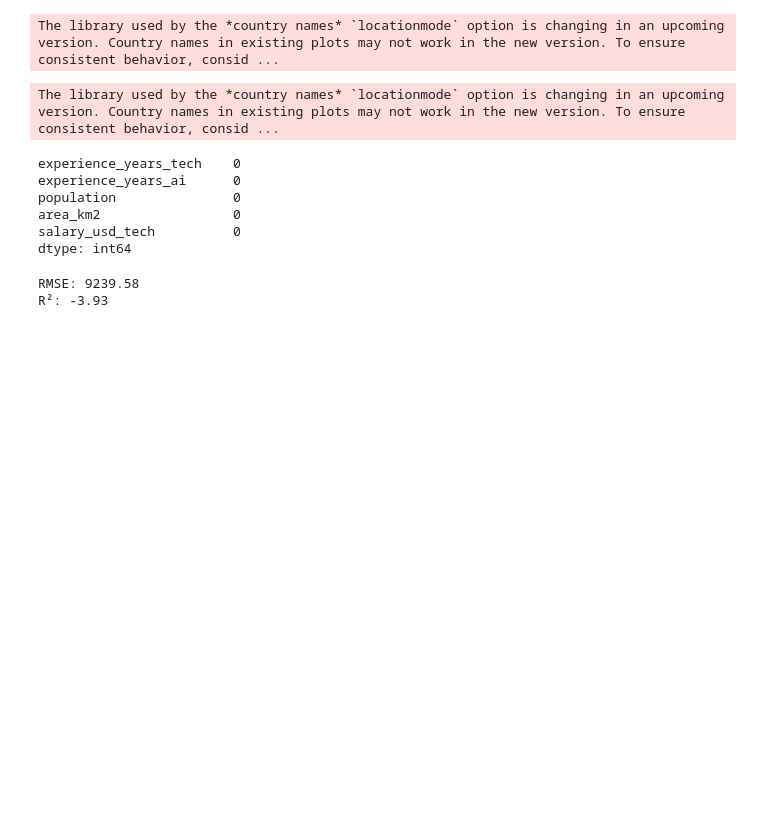
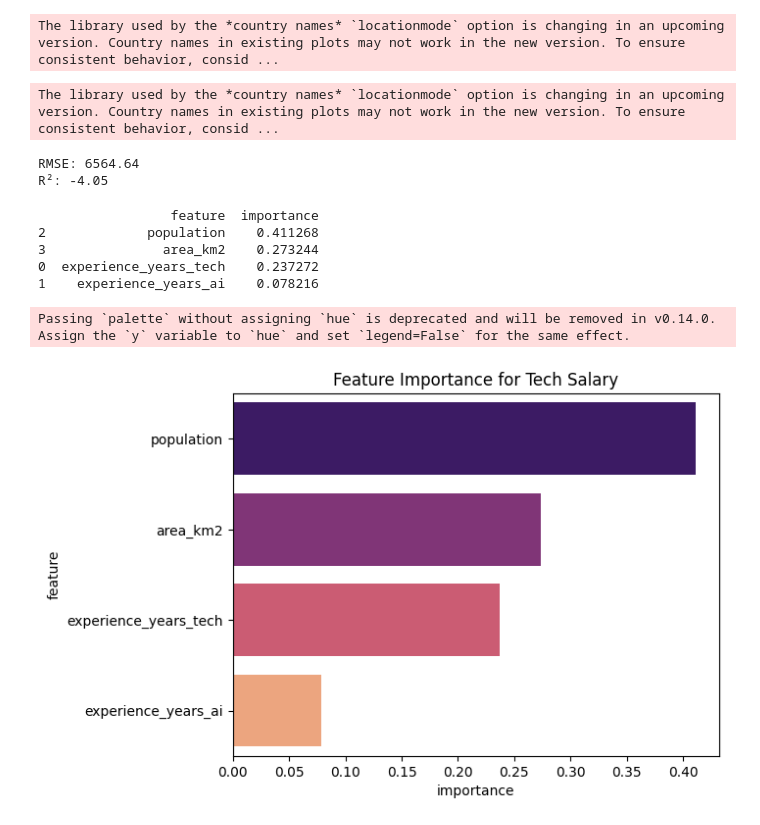
Before and after one commit to CypherTyphoon/Portfolio_Insights, a Jupyter notebook: 03_AI_Jobs_Cities.ipynb, the cells around one changed output. Drawn from its saved outputs; the diff is of its cells as text; code cells hidden in the pictures; blank space fills up the shorter version.

Commit message:
Updated Version
Some more insights and plots

```diff
--- a/03_AI_Jobs_Cities.ipynb
+++ b/03_AI_Jobs_Cities.ipynb
@@ -413,16 +405,3 @@ y = df_model['salary_usd_tech']
-# %%
-# Median-Imputation für Features
-df[features] = df[features].fillna(df[features].median())
-df['salary_usd_tech'] = df['salary_usd_tech'].fillna(df['salary_usd_tech'].median())
-# %%
-print(df[features + ['salary_usd_tech']].isna().sum())
-# %% [output]
-experience_years_tech    0
-experience_years_ai      0
-population               0
-area_km2                 0
-salary_usd_tech          0
-dtype: int64
 # %%
 from sklearn.model_selection import train_test_split
 from sklearn.ensemble import RandomForestRegressor
@@ -453,5 +432,26 @@ r2 = r2_score(y_test, y_pred)
 print(f"RMSE: {rmse:.2f}")
 print(f"R²: {r2:.2f}")
 # %% [output]
-RMSE: 9239.58
-R²: -3.93
+RMSE: 6564.64
+R²: -4.05
+# %%
+importances = rf.feature_importances_
+feature_importance_df = pd.DataFrame({
+    'feature': features,
+    'importance': importances
+}).sort_values(by='importance', ascending=False)
+
+print(feature_importance_df)
+
+# Visualisierung
+sns.barplot(data=feature_importance_df, x='importance', y='feature', palette='magma')
+plt.title('Feature Importance for Tech Salary')
+plt.show()
+# %% [output]
+                 feature  importance
+2             population    0.411268
+3               area_km2    0.273244
+0  experience_years_tech    0.237272
+1    experience_years_ai    0.078216
+Passing `palette` without assigning `hue` is deprecated and will be removed in v0.14.0. Assign the `y` variable to `hue` and set `legend=False` for the same effect.
+[figure, added]
```
Also changed, not shown: parts of 11 cells of this notebook.
